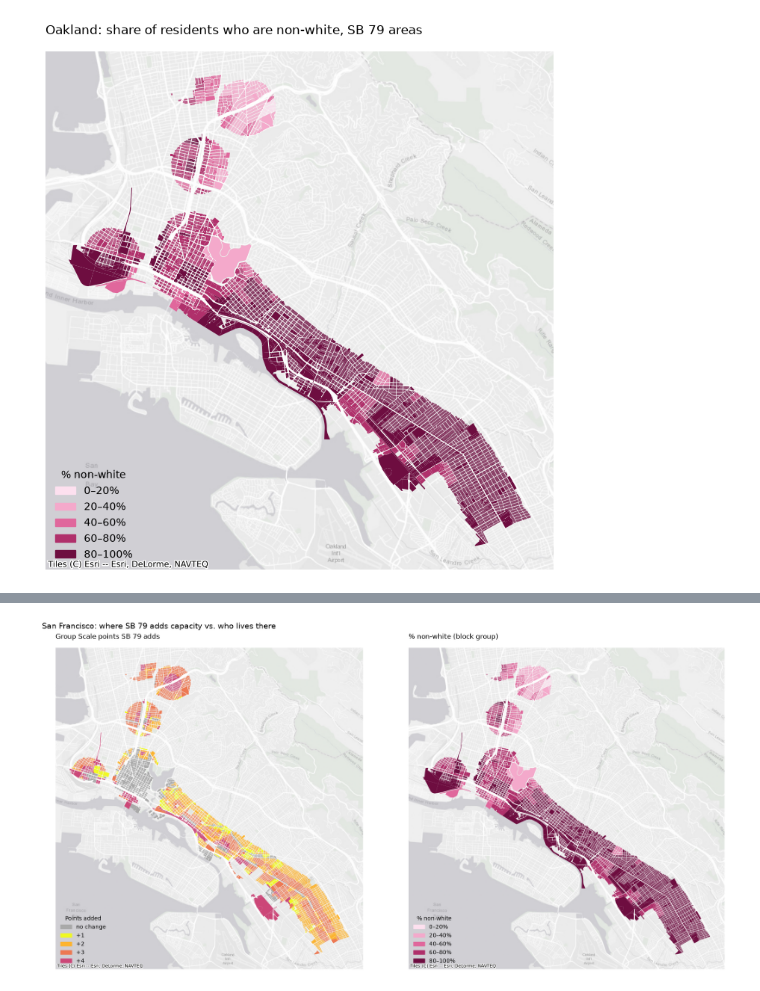
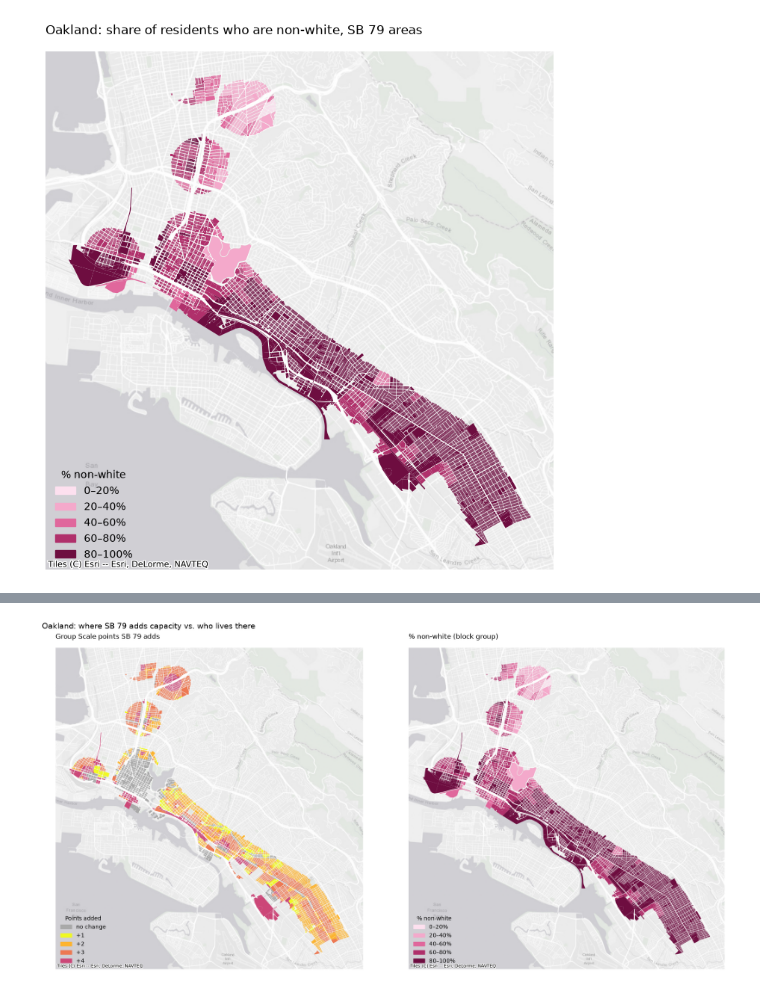
Before and after one commit to yonahg/CYPLAN101_SB79_Impact_Analysis, a Jupyter notebook: notebooks/oak_05_demographics.ipynb, the cells around one changed output, grey strips where cells are left out. Saved outputs shown, nothing was run; the diff lists cells and outputs as text; code cells hidden in the pictures.

```diff
--- a/notebooks/oak_05_demographics.ipynb
+++ b/notebooks/oak_05_demographics.ipynb
@@ -147,30 +127,30 @@ Index(['APN', 'SitusAddress', 'geometry', 'OBJECTID', 'tier_zone_id',
 # %%
 fig, axes = plt.subplots(1, 2, figsize=(18, 9))
 
 # left: Eve's points-added map
 handles = []
 for pts, color in SCALE_COLORS.items():
     layer = oak[oak['net_scale_increase'] == pts]
     if len(layer) > 0:
         layer.plot(ax=axes[0], color=color, linewidth=0)
         if pts == 0:
             handles.append(Patch(color=color, label="no change"))
         else:
             handles.append(Patch(color=color, label="+" + str(pts)))
 add_basemap(axes[0])
 axes[0].legend(handles=handles, title="Points added", loc="lower left", frameon=False)
 axes[0].set_title("Group Scale points SB 79 adds", loc="left")
 axes[0].set_axis_off()
 
 # right: % non-white
 plot_nonwhite(axes[1], "% non-white (block group)")
 
 plt.tight_layout(rect=(0, 0, 1, 0.95))
-fig.suptitle("San Francisco: where SB 79 adds capacity vs. who lives there", x=0.02, ha="left", fontsize=14)
+fig.suptitle("Oakland: where SB 79 adds capacity vs. who lives there", x=0.02, ha="left", fontsize=14)
 plt.savefig(vis_dir / "oak_scale_vs_nonwhite_map.png", dpi=150, bbox_inches="tight")
 plt.show()
 # %% [output]
-[figure, old version]
+[figure, new version]
 # %%
 def stacked_bars(ax, table, title):
     # table: one row per bar, one column per race group, values are percentages that add to 100
```
Also changed, not shown: parts of 4 cells of this notebook, 17 other files.
